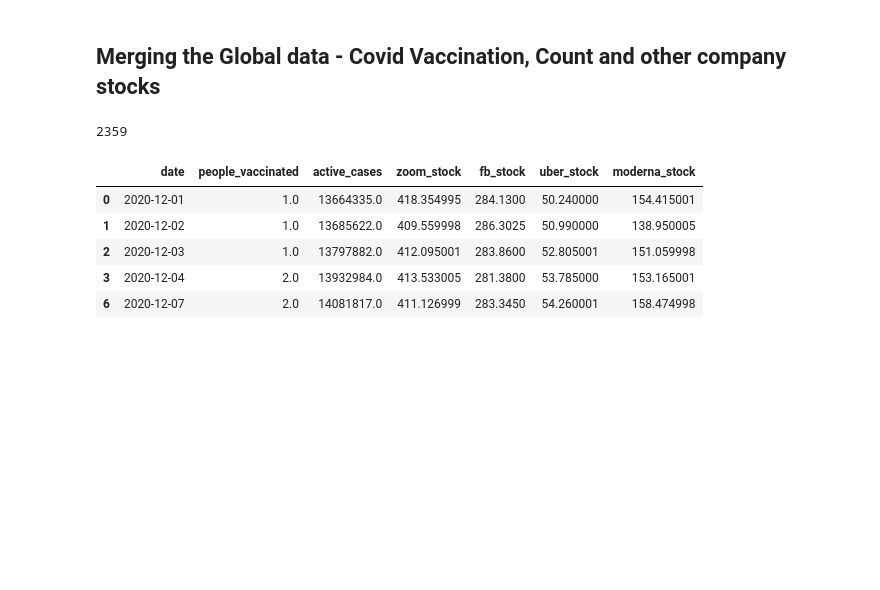
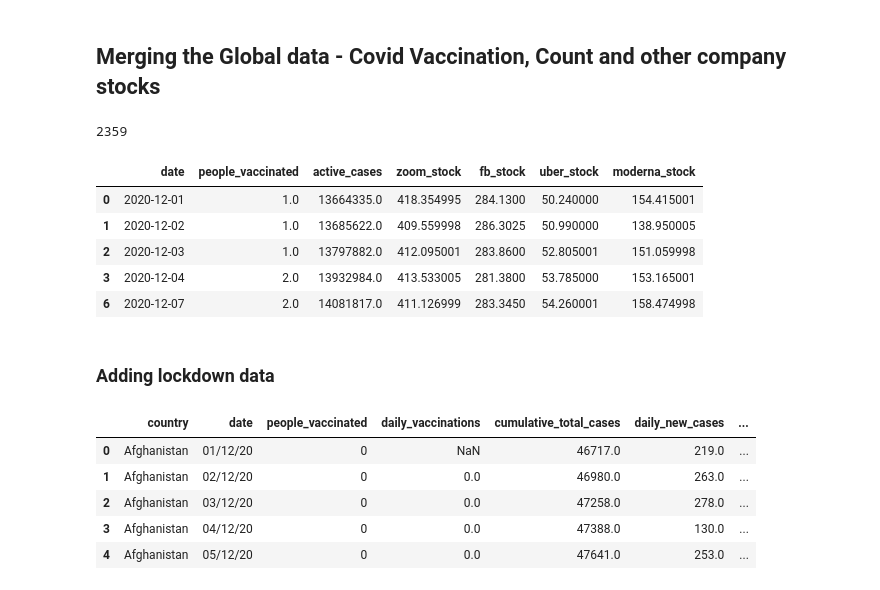
Before and after one commit to SundarAnand/Steamlit_IDS, a Jupyter notebook: data_cleaning.ipynb, the cells around one changed output. Cells and saved outputs as stored; diff of their text form; code cells hidden in the pictures; blank space fills up the shorter version.

Commit message:
Adding lockdown data

```diff
--- a/data_cleaning.ipynb
+++ b/data_cleaning.ipynb
@@ -410,3 +410,20 @@ global_df.head()
 | 2 | 2020-12-03 | 1.0 | 13797882.0 | 412.095001 | 283.8600 | 52.805001 | 151.059998 |
 | 3 | 2020-12-04 | 2.0 | 13932984.0 | 413.533005 | 281.3800 | 53.785000 | 153.165001 |
 | 6 | 2020-12-07 | 2.0 | 14081817.0 | 411.126999 | 283.3450 | 54.260001 | 158.474998 |
+# %% [markdown]
+### Adding lockdown data
+# %%
+# Reading the lockdown file
+lockdown_df = pd.read_csv("vaccination dataset/lockdown.csv")
+
+# Reading the country file
+country_df = pd.read_csv("vaccination dataset/country.csv")
+# %%
+country_df.head()
+# %% [output]
+|  | country | date | people_vaccinated | daily_vaccinations | cumulative_total_cases | daily_new_cases | ... |
+| 0 | Afghanistan | 01/12/20 | 0 | NaN | 46717.0 | 219.0 | ... |
+| 1 | Afghanistan | 02/12/20 | 0 | 0.0 | 46980.0 | 263.0 | ... |
+| 2 | Afghanistan | 03/12/20 | 0 | 0.0 | 47258.0 | 278.0 | ... |
+| 3 | Afghanistan | 04/12/20 | 0 | 0.0 | 47388.0 | 130.0 | ... |
+| 4 | Afghanistan | 05/12/20 | 0 | 0.0 | 47641.0 | 253.0 | ... |
```
Also changed, not shown: parts of 13 cells of this notebook, 2 other files.
